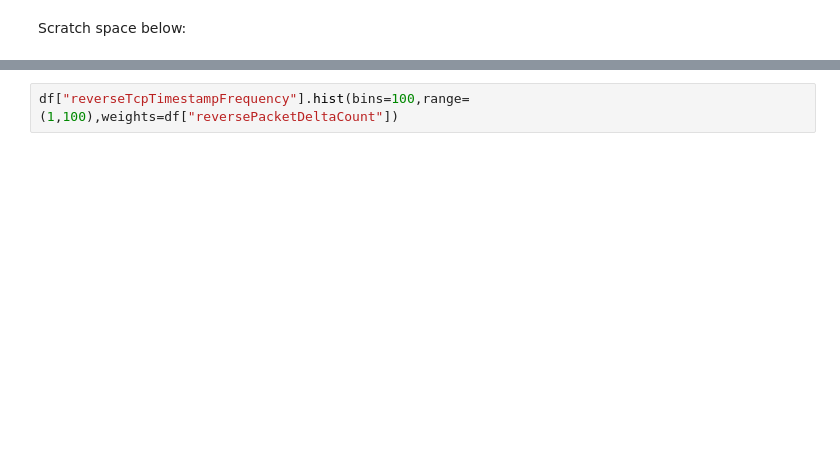
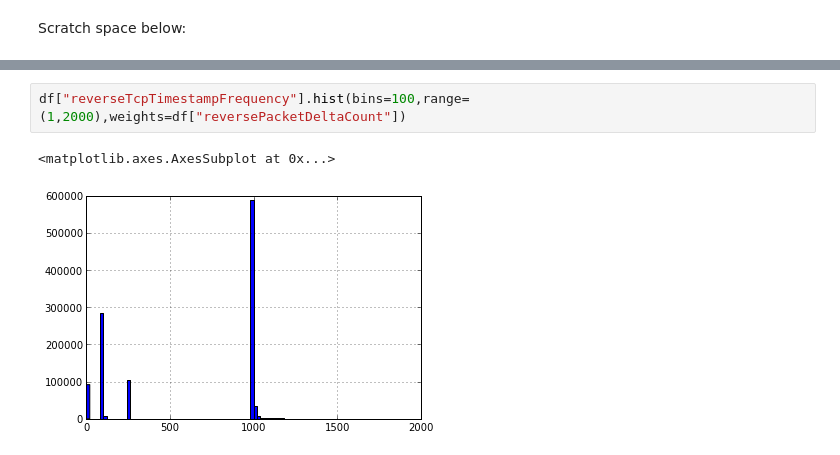
Before and after one commit to britram/qof, a Jupyter notebook: pytools/tsfreq-analysis.ipynb, the cells around one changed output, grey strips where cells are left out. Drawn from its saved outputs; the diff is of its cells as text; blank space fills up the shorter version.

Commit message:
timestamp frequency works again

```diff
--- a/pytools/tsfreq-analysis.ipynb
+++ b/pytools/tsfreq-analysis.ipynb
@@ -32,2 +53,5 @@ df["tcpTimestampFrequency"].hist(bins=100,range=(1,100),weights=df["packetDeltaC
 # %%
-df["reverseTcpTimestampFrequency"].hist(bins=100,range=(1,100),weights=df["reversePacketDeltaCount"])
+df["reverseTcpTimestampFrequency"].hist(bins=100,range=(1,2000),weights=df["reversePacketDeltaCount"])
+# %% [output]
+<matplotlib.axes.AxesSubplot at 0x...>
+[figure, added]
```
Also changed, not shown: parts of 2 cells of this notebook, 1 other file.
